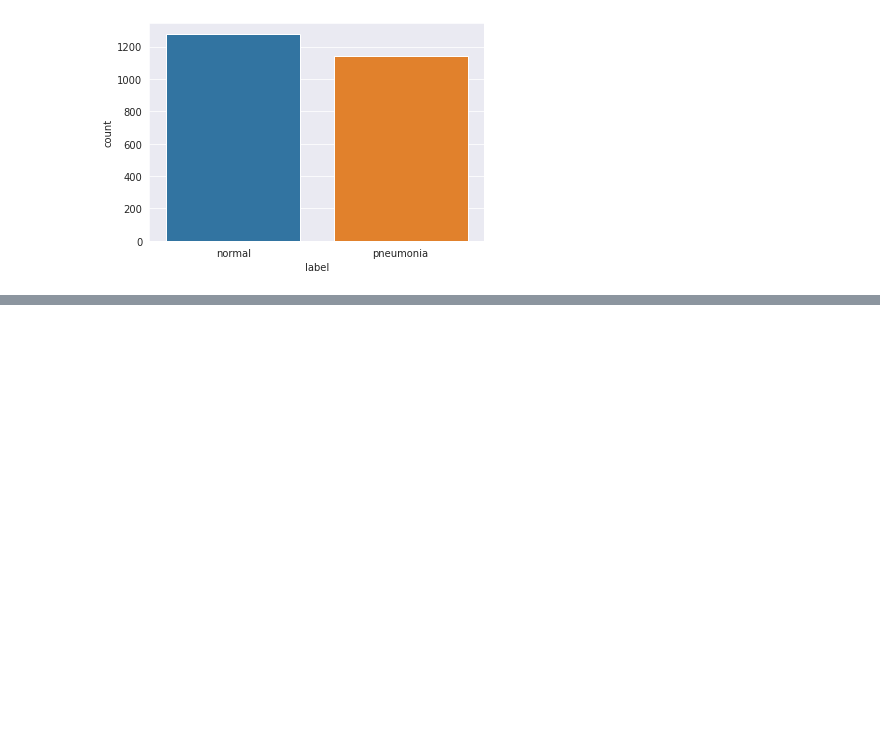
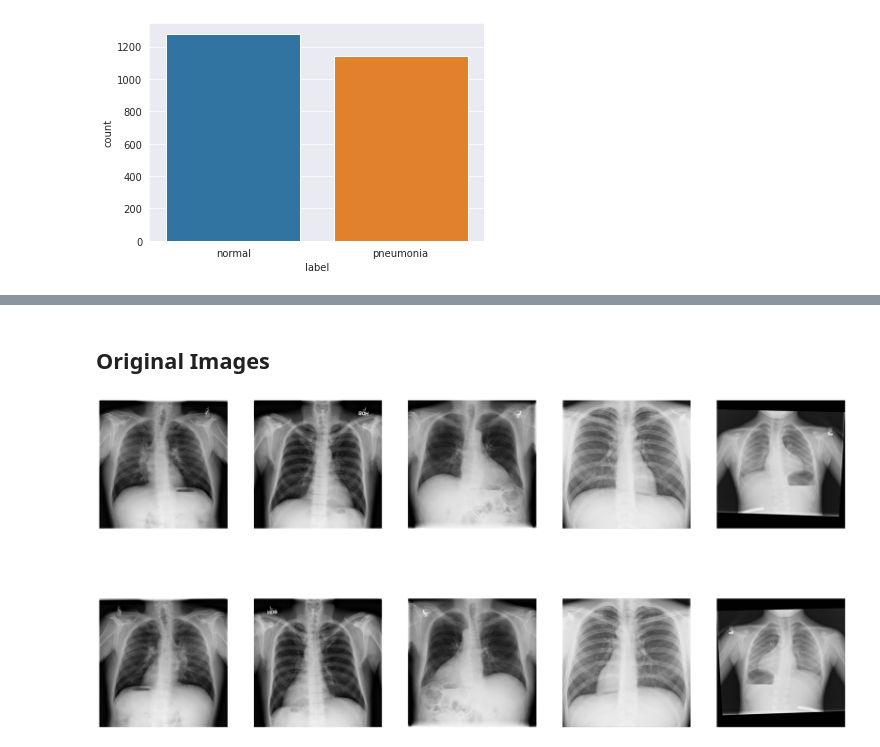
Before and after one commit to plaban1981/Pytorch_lightning, a Jupyter notebook: Pneumonia_Classification_Challenge_by_Segmind_pytorch_lightning.ipynb, the cells around one changed output, grey strips where cells are left out. Drawn from its saved outputs; the diff is of its cells as text; code cells hidden in the pictures; blank space fills up the shorter version.

```diff
--- a/Pneumonia_Classification_Challenge_by_Segmind_pytorch_lightning.ipynb
+++ b/Pneumonia_Classification_Challenge_by_Segmind_pytorch_lightning.ipynb
@@ -128,0 +107,14 @@ ds.__getitem__(1)
+# %%
+def visualize(images, transform):
+    """
+    Plot images and their transformations
+    """
+    fig = plt.figure(figsize=(32, 16))
+
+    for i, im in enumerate(images):
+        ax = fig.add_subplot(2, 5, i + 1, xticks=[], yticks=[])
+        plt.imshow(im)
+
+    for i, im in enumerate(images):
+        ax = fig.add_subplot(2, 5, i + 6, xticks=[], yticks=[])
+        plt.imshow(transform(image=im)['image'])
@@ -128,0 +158,6 @@ ds.__getitem__(1)
+# %% [markdown]
+## Original Images
+# %%
+visualize(selected_images, A.HorizontalFlip(p=1))
+# %% [output]
+[figure, added]
```
Also changed, not shown: parts of 67 cells of this notebook.
